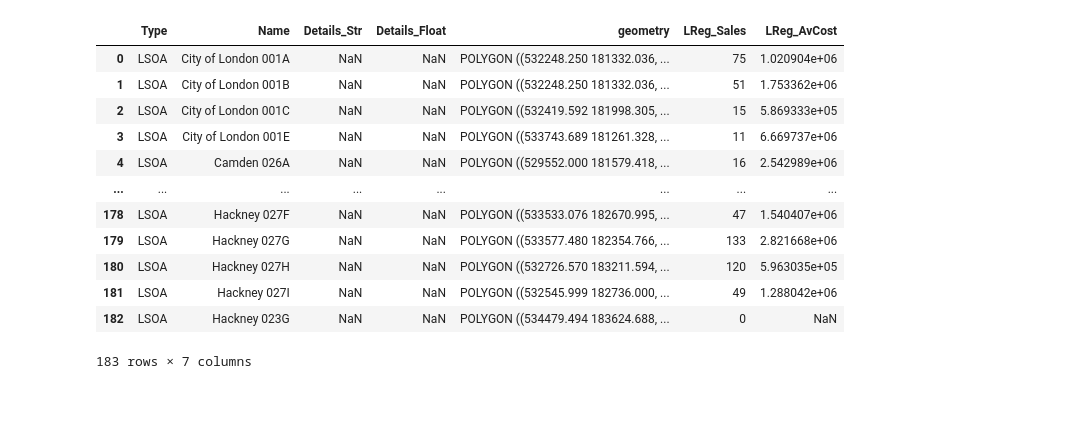
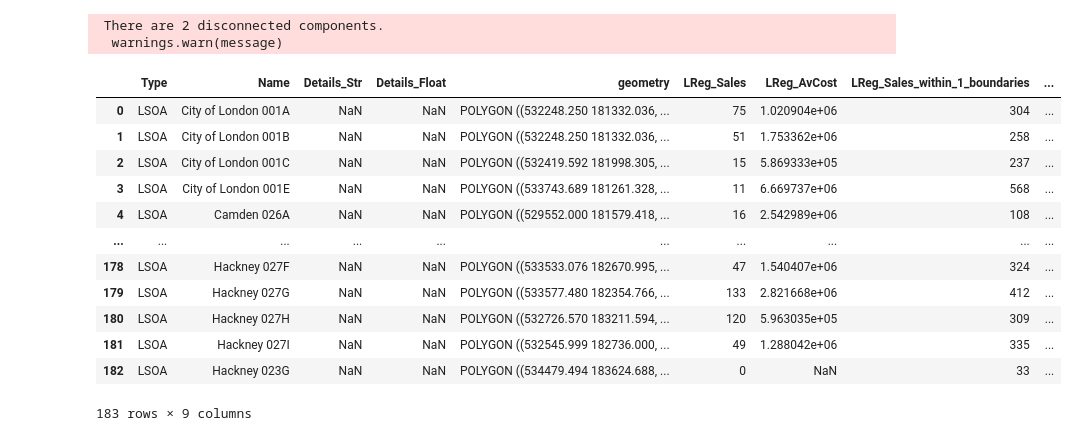
Before and after one commit to richardkappa/GeoData, a Jupyter notebook: Investigations/networkDensity.ipynb, the cells around one changed output. Cells and saved outputs as stored; diff of their text form; code cells hidden in the pictures; blank space fills up the shorter version.

```diff
--- a/Investigations/networkDensity.ipynb
+++ b/Investigations/networkDensity.ipynb
@@ -74 +63,15 @@ False
+# %%
+def average_within_n_boundaries_sub(shape_gdf, G, node_name, count, average, network_size):
+    G_n, in_network = witin_n_boundaries(G, node_name, network_size=network_size)
+    count_mean = Average_In_Network(shape_gdf, in_network, count, average)
+    return count_mean
+
+def average_within_n_boundaries(shape_gdf, count, average, network_size):
+    G, pos = create_network_from_shapes(shape_gdf)
+
+    count_name = count + "_within_" + str(network_size) + "_boundaries"
+    average_name = average + "_within_" + str(network_size) + "_boundaries"
+    count_mean = pd.DataFrame([average_within_n_boundaries_sub(shape_gdf, G, x, count, average, network_size) for x in shape_gdf["Name"]], columns = [count_name, average_name])
+
+    return count_mean
 # %%
@@ -111,16 +100,18 @@ for x in LSOA["Name"][0:5]:
-# %%
-LSOA
-# %% [output]
-|  | Type | Name | Details_Str | Details_Float | geometry | LReg_Sales | LReg_AvCost |
-| 0 | LSOA | City of London 001A | NaN | NaN | POLYGON ((532248.250 181332.036, ... | 75 | 1.020904e+06 |
-| 1 | LSOA | City of London 001B | NaN | NaN | POLYGON ((532248.250 181332.036, ... | 51 | 1.753362e+06 |
-| 2 | LSOA | City of London 001C | NaN | NaN | POLYGON ((532419.592 181998.305, ... | 15 | 5.869333e+05 |
-| 3 | LSOA | City of London 001E | NaN | NaN | POLYGON ((533743.689 181261.328, ... | 11 | 6.669737e+06 |
-| 4 | LSOA | Camden 026A | NaN | NaN | POLYGON ((529552.000 181579.418, ... | 16 | 2.542989e+06 |
-| ... | ... | ... | ... | ... | ... | ... | ... |
-| 178 | LSOA | Hackney 027F | NaN | NaN | POLYGON ((533533.076 182670.995, ... | 47 | 1.540407e+06 |
-| 179 | LSOA | Hackney 027G | NaN | NaN | POLYGON ((533577.480 182354.766, ... | 133 | 2.821668e+06 |
-| 180 | LSOA | Hackney 027H | NaN | NaN | POLYGON ((532726.570 183211.594, ... | 120 | 5.963035e+05 |
-| 181 | LSOA | Hackney 027I | NaN | NaN | POLYGON ((532545.999 182736.000, ... | 49 | 1.288042e+06 |
-| 182 | LSOA | Hackney 023G | NaN | NaN | POLYGON ((534479.494 183624.688, ... | 0 | NaN |
-183 rows × 7 columns
+# %%
+pd.concat([LSOA, average_within_n_boundaries(LSOA, "LReg_Sales", "LReg_AvCost", 1)], axis=1)
+# %% [output]
+ There are 2 disconnected components.
+  warnings.warn(message)
+|  | Type | Name | Details_Str | Details_Float | geometry | LReg_Sales | LReg_AvCost | LReg_Sales_within_1_boundaries | ... |
+| 0 | LSOA | City of London 001A | NaN | NaN | POLYGON ((532248.250 181332.036, ... | 75 | 1.020904e+06 | 304 | ... |
+| 1 | LSOA | City of London 001B | NaN | NaN | POLYGON ((532248.250 181332.036, ... | 51 | 1.753362e+06 | 258 | ... |
+| 2 | LSOA | City of London 001C | NaN | NaN | POLYGON ((532419.592 181998.305, ... | 15 | 5.869333e+05 | 237 | ... |
+| 3 | LSOA | City of London 001E | NaN | NaN | POLYGON ((533743.689 181261.328, ... | 11 | 6.669737e+06 | 568 | ... |
+| 4 | LSOA | Camden 026A | NaN | NaN | POLYGON ((529552.000 181579.418, ... | 16 | 2.542989e+06 | 108 | ... |
+| ... | ... | ... | ... | ... | ... | ... | ... | ... | ... |
+| 178 | LSOA | Hackney 027F | NaN | NaN | POLYGON ((533533.076 182670.995, ... | 47 | 1.540407e+06 | 324 | ... |
+| 179 | LSOA | Hackney 027G | NaN | NaN | POLYGON ((533577.480 182354.766, ... | 133 | 2.821668e+06 | 412 | ... |
+| 180 | LSOA | Hackney 027H | NaN | NaN | POLYGON ((532726.570 183211.594, ... | 120 | 5.963035e+05 | 309 | ... |
+| 181 | LSOA | Hackney 027I | NaN | NaN | POLYGON ((532545.999 182736.000, ... | 49 | 1.288042e+06 | 335 | ... |
+| 182 | LSOA | Hackney 023G | NaN | NaN | POLYGON ((534479.494 183624.688, ... | 0 | NaN | 33 | ... |
+183 rows × 9 columns
```
Also changed, not shown: parts of 8 cells of this notebook.
